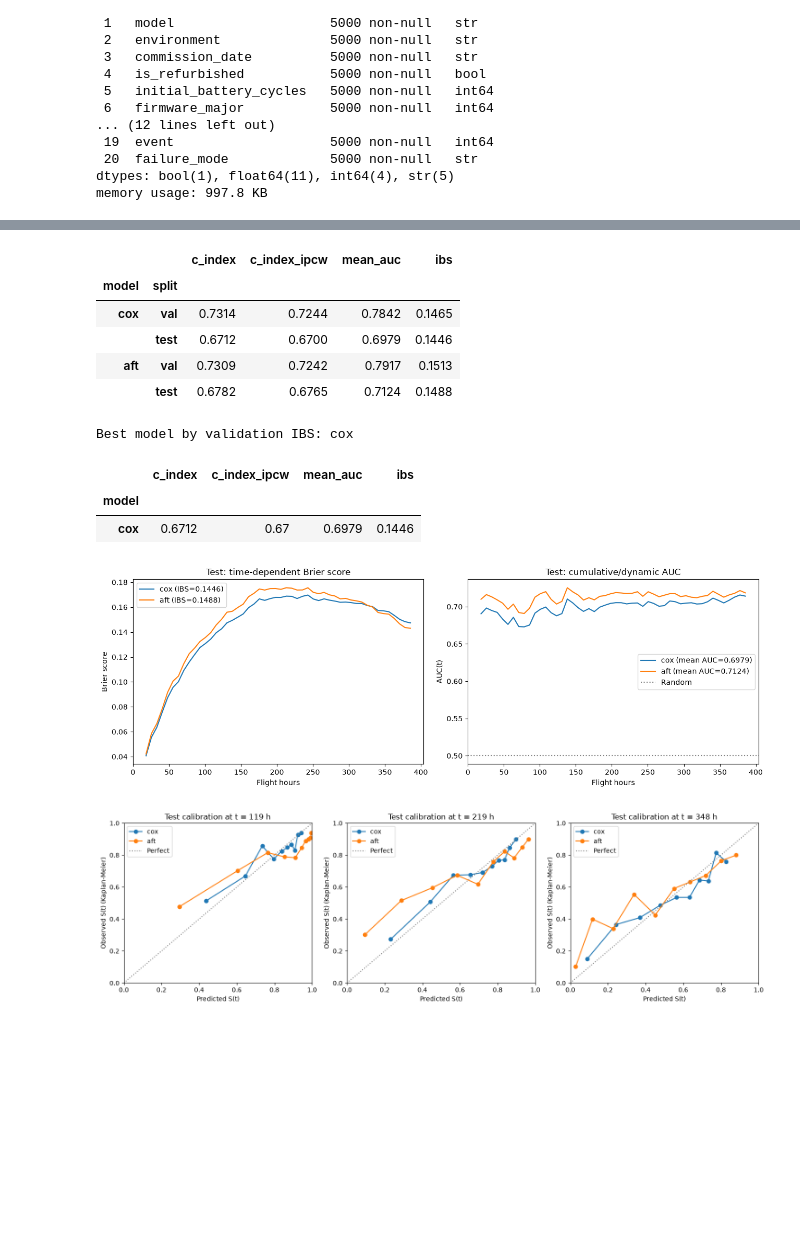
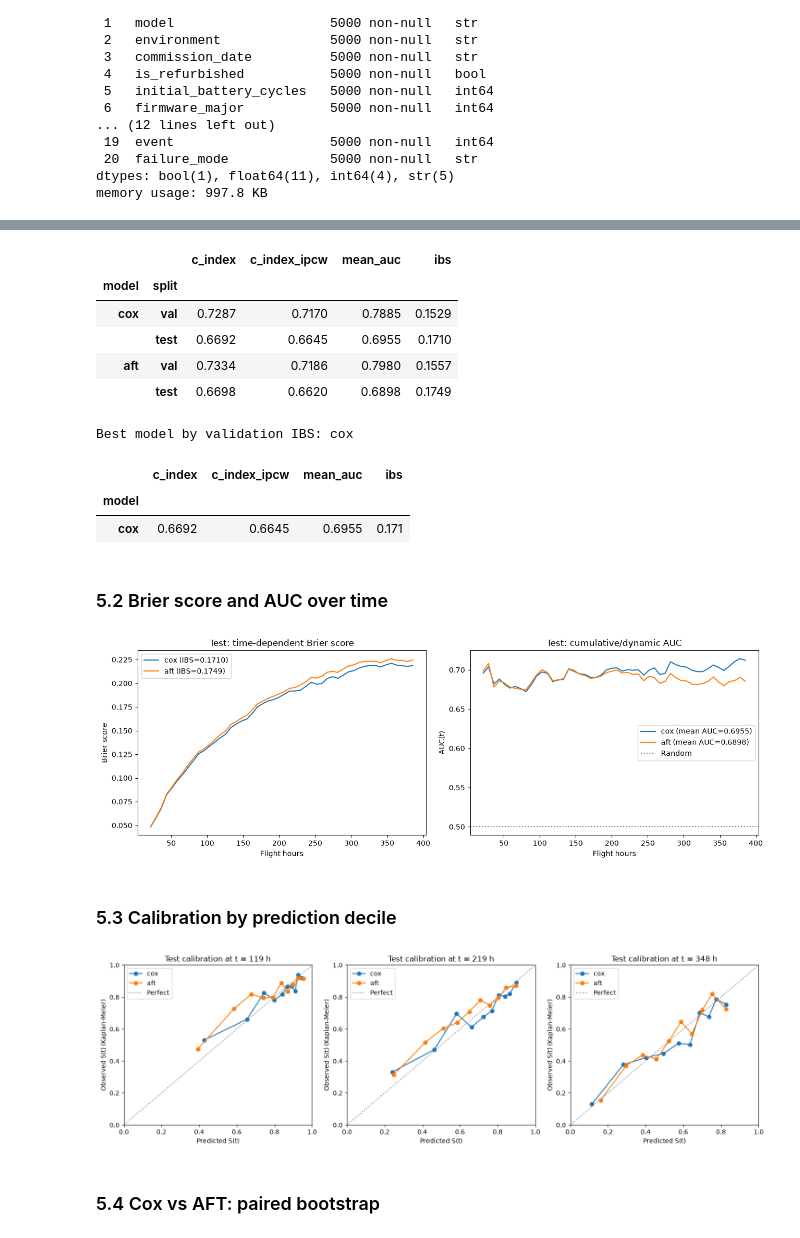
Before and after one commit to timofeytkachenko/drone_survival_analysis, a Jupyter notebook: drone_survival.ipynb, the cells around one changed output, grey strips where cells are left out. Saved outputs shown, nothing was run; the diff lists cells and outputs as text; code cells hidden in the pictures; blank space fills up the shorter version.

```diff
--- a/drone_survival.ipynb
+++ b/drone_survival.ipynb
@@ -84,6 +109,14 @@ dtypes: bool(1), float64(11), int64(4), str(5)
 memory usage: 997.8 KB
 # %%
 df["commission_date"] = pd.to_datetime(df["commission_date"])
+
+# Last day each drone was observed. For a drone still flying it is the data cut-off;
+# a censored drone last seen earlier has left the fleet.
+last_seen = df["commission_date"] + pd.to_timedelta(
+    df["duration_h"] / df["daily_utilization_h"], unit="D"
+)
+cutoff = last_seen.max()
+df["in_service"] = (df["event"] == 0) & (last_seen > cutoff - pd.Timedelta(days=1))
 
 t_val, t_test = df["commission_date"].quantile([0.70, 0.80])
 
@@ -94,6 +127,10 @@ cats = fit_categories(train, CAT_FEATURES)
 
 print(len(train) / len(df), len(val) / len(df), len(test) / len(df))
 print(train["event"].mean(), val["event"].mean(), test["event"].mean())
+print(
+    f"Data cut-off {cutoff.date()}: {(df['event'] == 0).sum()} censored drones, "
+    f"{df['in_service'].sum()} of them in service"
+)
 # %% [output]
 0.6998 0.1 0.2002
 0.6630465847384968 0.546 0.44755244755244755
@@ -126,8 +172,8 @@ models = {"cox": best_cox, "aft": best_aft}
 fig, axes = plt.subplots(1, len(models), figsize=(12, 4))
 
 for ax, (name, model) in zip(axes, models.items()):
-    for split, metrics in model.history.items():
-        for metric, values in metrics.items():
+    for split, history in model.history.items():
+        for metric, values in history.items():
             ax.plot(values, label=f"{split}: {metric}")
 
     ax.axvline(model.booster.best_iteration, linestyle="--", label="Best iteration")
@@ -142,0 +189,13 @@ plt.show()
+# %%
+# Recalibrate for unobserved heterogeneity between drones; fitted on out-of-fold
+# predictions for train (five refits per model with the tuned parameters)
+fitted = {name: model.calibrate(train, val).calibration for name, model in models.items()}
+
+# A variance of 0 means no heterogeneity was found: that model stays as trained
+for model in models.values():
+    if model.calibration["frailty_variance"] == 0:
+        model.calibration = None
+
+pd.DataFrame(fitted).T.assign(
+    applied=[model.calibration is not None for model in models.values()]
+).round(3)
@@ -239,18 +320,15 @@ plt.show()
 # %%
-# sksurv requires evaluation times inside each split's follow-up range
+# One time grid inside the follow-up of both splits; the censoring distribution for
+# the IPCW weights comes from the evaluated split itself
 splits = {"val": val, "test": test}
-eval_times = {
-    name: np.linspace(*np.quantile(d["duration_h"], [0.05, 0.8]), 50)
-    for name, d in splits.items()
-}
+eval_times = evaluation_times(val, test)
 
 results = {
-    (model_name, split): evaluate(model, train, data, eval_times[split])
+    (model_name, split): evaluate(model, data, data, eval_times)
     for model_name, model in models.items()
     for split, data in splits.items()
 }
 
-SCALAR_METRICS = ["c_index", "c_index_ipcw", "mean_auc", "ibs"]
 metrics = pd.DataFrame(
     {key: {m: r[m] for m in SCALAR_METRICS} for key, r in results.items()}
 ).T.rename_axis(["model", "split"])
@@ -258,10 +336,10 @@ metrics.round(4)
 # %% [output]
 |  |  | c_index | c_index_ipcw | mean_auc | ibs |
 | model | split |  |  |  |  |
-| cox | val | 0.7314 | 0.7244 | 0.7842 | 0.1465 |
-|  | test | 0.6712 | 0.6700 | 0.6979 | 0.1446 |
-| aft | val | 0.7309 | 0.7242 | 0.7917 | 0.1513 |
-|  | test | 0.6782 | 0.6765 | 0.7124 | 0.1488 |
+| cox | val | 0.7287 | 0.7170 | 0.7885 | 0.1529 |
+|  | test | 0.6692 | 0.6645 | 0.6955 | 0.1710 |
+| aft | val | 0.7334 | 0.7186 | 0.7980 | 0.1557 |
+|  | test | 0.6698 | 0.6620 | 0.6898 | 0.1749 |
 # %%
 # Select on validation IBS (the tuning objective); test is only reported
 best_name = metrics.xs("val", level="split")["ibs"].idxmin()
@@ -273,43 +351,46 @@ metrics.xs("test", level="split").loc[[best_name]].round(4)
 Best model by validation IBS: cox
 |  | c_index | c_index_ipcw | mean_auc | ibs |
 | model |  |  |  |  |
-| cox | 0.6712 | 0.67 | 0.6979 | 0.1446 |
+| cox | 0.6692 | 0.6645 | 0.6955 | 0.171 |
+# %% [markdown]
+### 5.2 Brier score and AUC over time
 # %%
-t = eval_times["test"]
 fig, axes = plt.subplots(1, 2, figsize=(13, 4.5))
 
 for name in models:
     r = results[(name, "test")]
-    axes[0].plot(t, r["brier"], label=f"{name} (IBS={r['ibs']:.4f})")
-    axes[1].plot(t, r["auc"], label=f"{name} (mean AUC={r['mean_auc']:.4f})")
+    axes[0].plot(eval_times, r["brier"], label=f"{name} (IBS={r['ibs']:.4f})")
+    axes[1].plot(eval_times, r["auc"], label=f"{name} (mean AUC={r['mean_auc']:.4f})")
 
 axes[0].set(
     title="Test: time-dependent Brier score",
     xlabel="Flight hours",
     ylabel="Brier score",
 )
 axes[1].axhline(0.5, color="grey", linestyle=":", label="Random")
 axes[1].set(
     title="Test: cumulative/dynamic AUC", xlabel="Flight hours", ylabel="AUC(t)"
 )
 for ax in axes:
     ax.legend()
 
 plt.tight_layout()
 plt.show()
 # %% [output]
-[figure, old version]
+[figure, new version]
+# %% [markdown]
+### 5.3 Calibration by prediction decile
 # %%
 horizons = np.quantile(test["duration_h"], [0.25, 0.5, 0.75])
 fig, axes = plt.subplots(1, len(horizons), figsize=(15, 4.5))
 
-for ax, horizon in zip(axes, horizons):
+for ax, h in zip(axes, horizons):
     for name, model in models.items():
-        cal = calibration_curve(model, test, horizon)
+        cal = calibration_curve(model, test, h)
         ax.plot(cal["predicted"], cal["observed"], marker="o", label=name)
     ax.plot([0, 1], [0, 1], color="grey", linestyle=":", label="Perfect")
     ax.set(
-        title=f"Test calibration at t = {horizon:.0f} h",
+        title=f"Test calibration at t = {h:.0f} h",
         xlabel="Predicted S(t)",
         ylabel="Observed S(t) (Kaplan-Meier)",
         xlim=(0, 1),
@@ -320,7 +401,9 @@ for ax, horizon in zip(axes, horizons):
 plt.tight_layout()
 plt.show()
 # %% [output]
-[figure, old version]
+[figure, new version]
+# %% [markdown]
+### 5.4 Cox vs AFT: paired bootstrap
 # %%
 # Paired bootstrap on test: both models scored on the same resampled rows
 boot_summary, boot_samples = bootstrap_compare(
```
Also changed, not shown: parts of 33 cells of this notebook, 12 other files.
